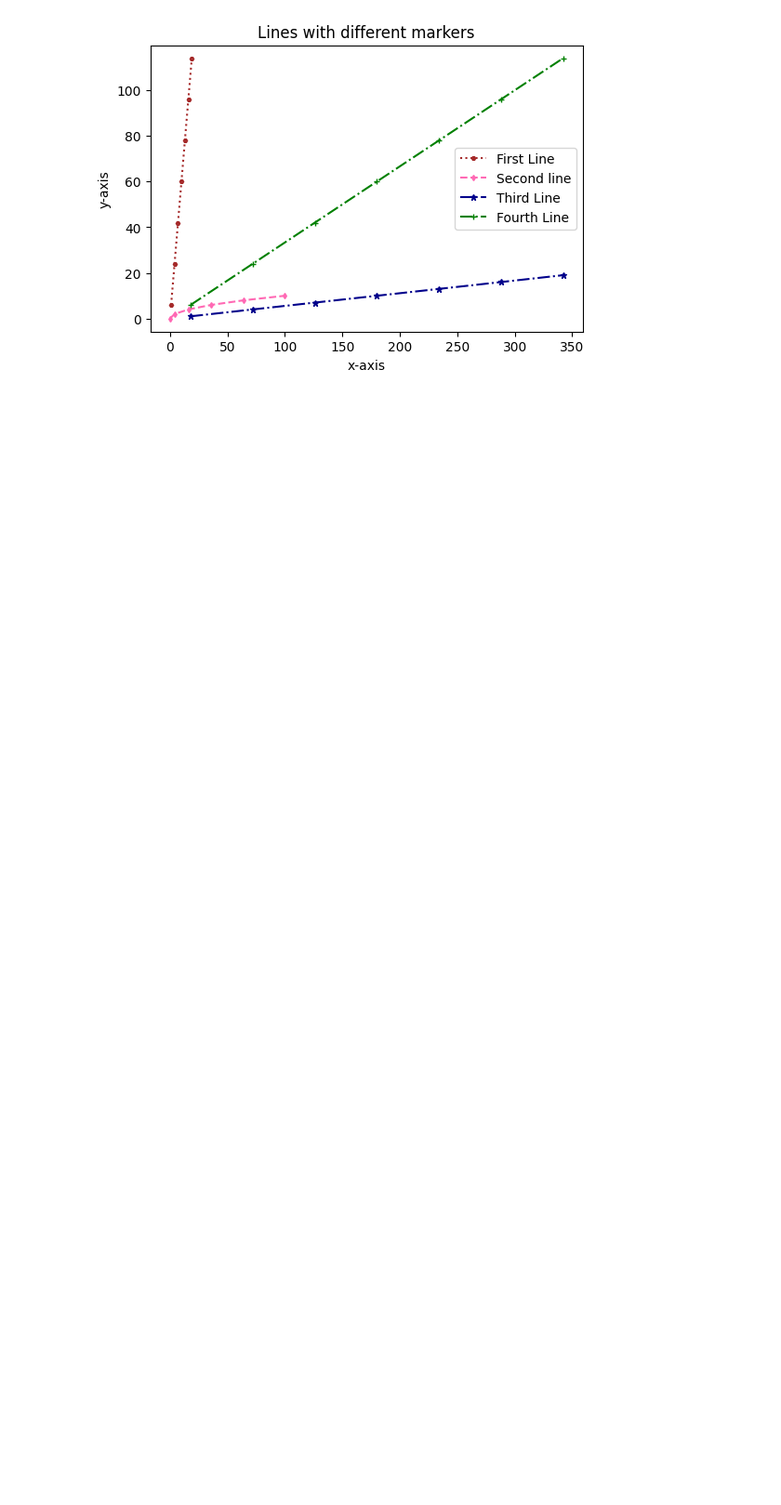
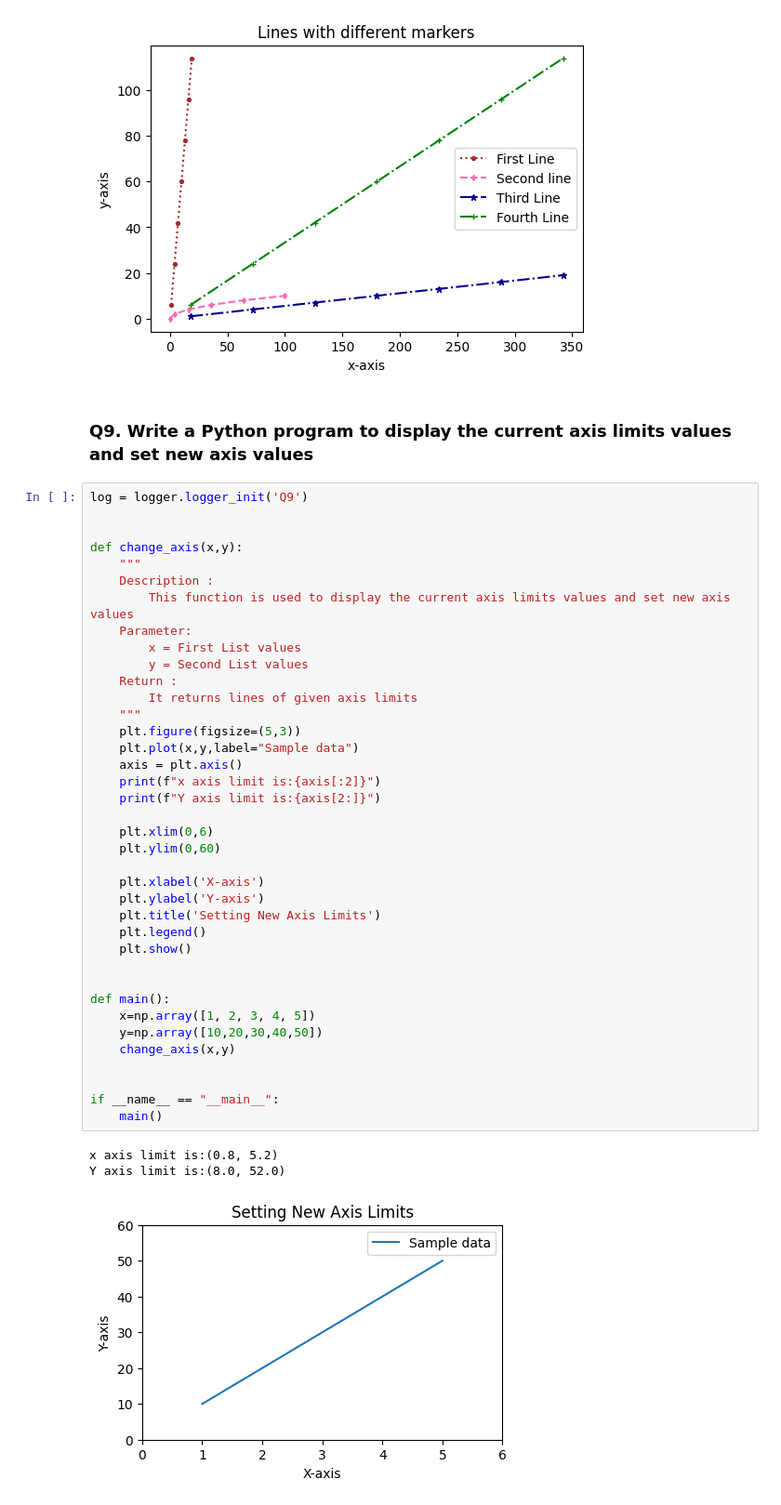
Before and after one commit to Ankitha8105/Python_Libraries, a Jupyter notebook: Matplotlib/linegraph.ipynb, the cells around one changed output. Shown: that part at 93% size. Cells and saved outputs as stored; diff of their text form; blank space fills up the shorter version.

Commit message:
[Ankitha] Modified : python program to display the current axis limits values and set new axis values

```diff
--- a/Matplotlib/linegraph.ipynb
+++ b/Matplotlib/linegraph.ipynb
@@ -344,3 +344,47 @@ if __name__ == "__main__":
     main()
 # %% [output]
 [figure]
+# %% [markdown]
+### Q9. Write a Python program to display the current axis limits values and set new axis values
+# %%
+log = logger.logger_init('Q9')
+
+
+def change_axis(x,y):
+    """
+    Description :
+        This function is used to display the current axis limits values and set new axis values
+    Parameter:
+        x = First List values
+        y = Second List values
+    Return :
+        It returns lines of given axis limits
+    """
+    plt.figure(figsize=(5,3))
+    plt.plot(x,y,label="Sample data")
+    axis = plt.axis()
+    print(f"x axis limit is:{axis[:2]}")
+    print(f"Y axis limit is:{axis[2:]}")
+
+    plt.xlim(0,6)
+    plt.ylim(0,60)
+
+    plt.xlabel('X-axis')
+    plt.ylabel('Y-axis')
+    plt.title('Setting New Axis Limits')
+    plt.legend()
+    plt.show()
+
+
+def main():
+    x=np.array([1, 2, 3, 4, 5])
+    y=np.array([10,20,30,40,50])
+    change_axis(x,y)
+
+
+if __name__ == "__main__":
+    main()
+# %% [output]
+x axis limit is:(0.8, 5.2)
+Y axis limit is:(8.0, 52.0)
+[figure, added]
```
